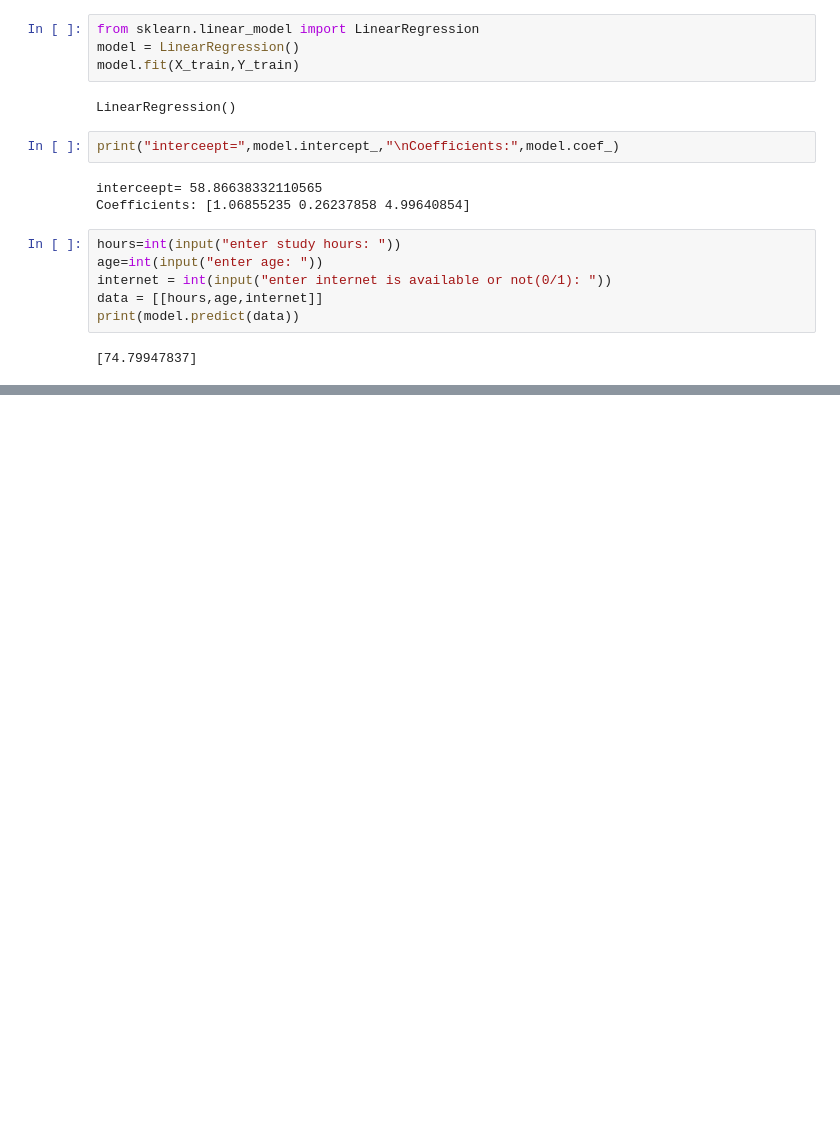
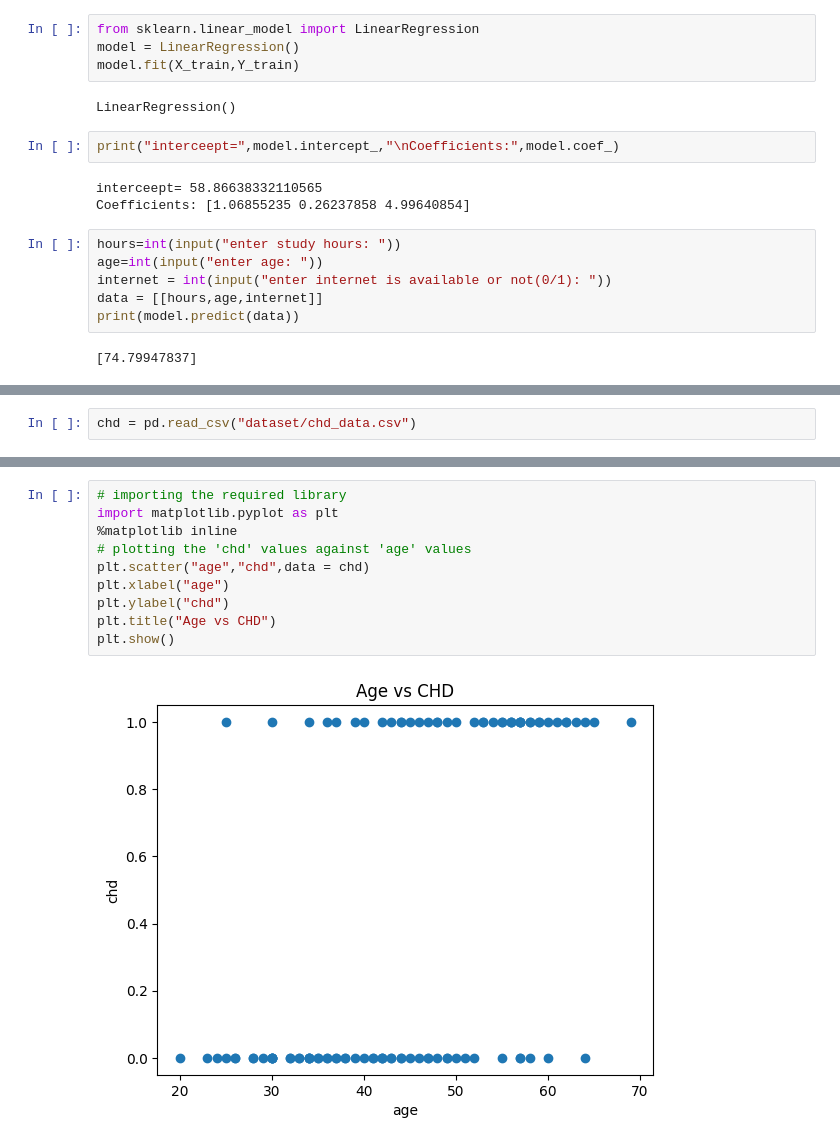
Before and after one commit to raghu24k/ML-Practical, a Jupyter notebook: submission2.ipynb, the cells around one changed output, grey strips where cells are left out. Drawn from its saved outputs; the diff is of its cells as text; blank space fills up the shorter version.

Commit message:
feat: Implement Exercise 3 for building a Logistic Regression Model, including data loading, exploration, and visualization, and add `matplotlib.pyplot` import.

```diff
--- a/submission2.ipynb
+++ b/submission2.ipynb
@@ -284,0 +303,2 @@ print(model.predict(data))
+# %%
+chd = pd.read_csv("dataset/chd_data.csv")
@@ -284,0 +337,12 @@ print(model.predict(data))
+# %%
+# importing the required library
+import matplotlib.pyplot as plt
+%matplotlib inline
+# plotting the 'chd' values against 'age' values
+plt.scatter("age","chd",data = chd)
+plt.xlabel("age")
+plt.ylabel("chd")
+plt.title("Age vs CHD")
+plt.show()
+# %% [output]
+[figure, added]
```
Also changed, not shown: parts of 5 cells of this notebook.
